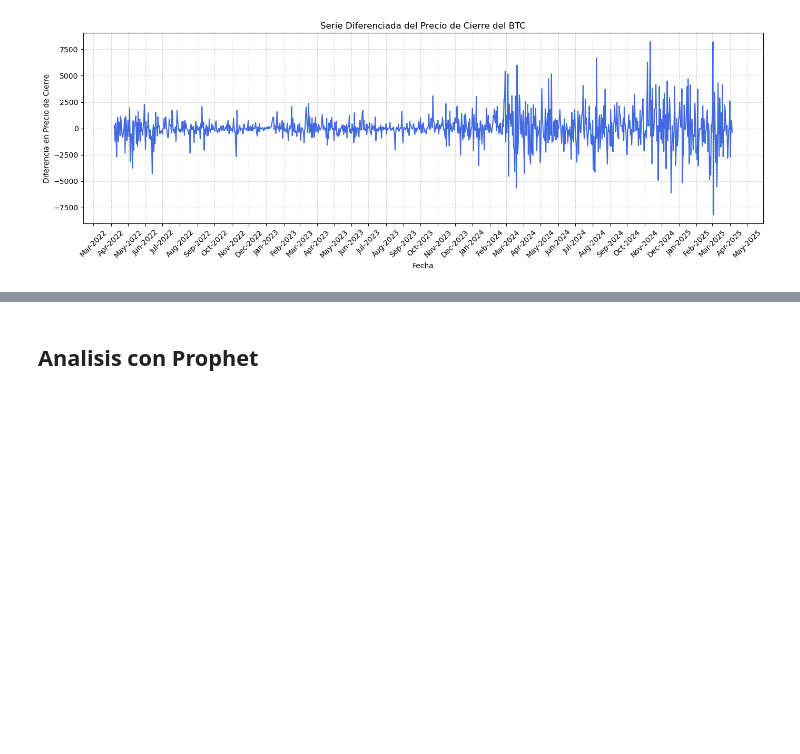
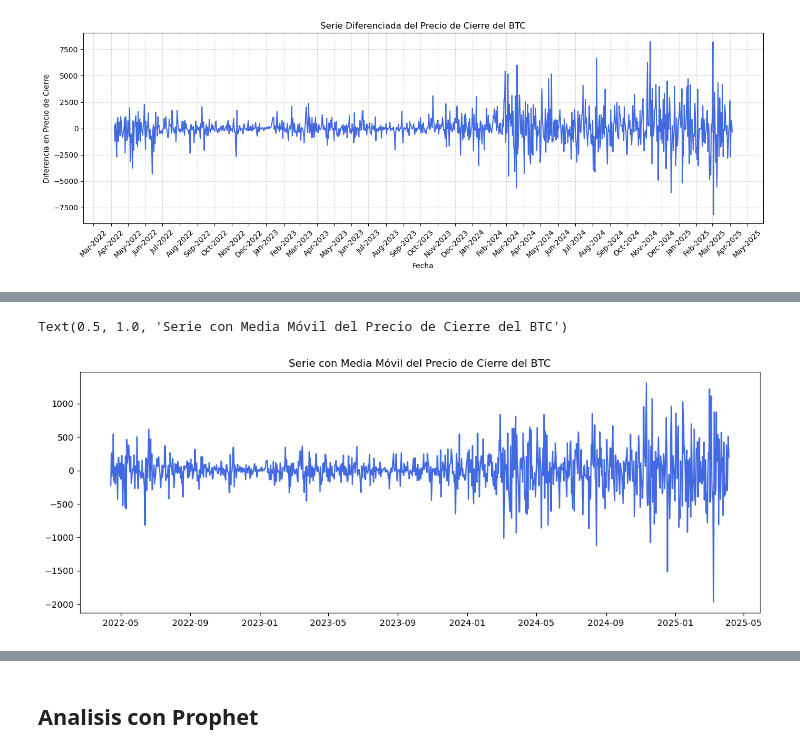
Before and after one commit to seba098098/Projecto_TRM, a Jupyter notebook: Notebooks/04_Modelado_Predictivo_Con_ML..ipynb, the cells around one changed output, grey strips where cells are left out. Drawn from its saved outputs; the diff is of its cells as text; code cells hidden in the pictures; blank space fills up the shorter version.

```diff
--- a/Notebooks/04_Modelado_Predictivo_Con_ML..ipynb
+++ b/Notebooks/04_Modelado_Predictivo_Con_ML..ipynb
@@ -164,0 +297,3 @@ Vemos que los valores de la serie diferenciada giran entorno al eje horizontal y
+# %%
+serie_media_movil_diff = df_btc['Close_7d'].diff().dropna()
+prueba_adf(serie_media_movil_diff, 'Precio de cierre del Bitcoin con media movil Diferenciado')
@@ -164,0 +310,8 @@ Vemos que los valores de la serie diferenciada giran entorno al eje horizontal y
+# %%
+# Graficar la  serie con media móvil
+plt.figure(figsize=(14, 5))
+plt.plot(df_btc['Date'][8:], serie_media_movil_diff.diff(), color='royalblue')
+plt.title('Serie con Media Móvil del Precio de Cierre del BTC')
+# %% [output]
+Text(0.5, 1.0, 'Serie con Media Móvil del Precio de Cierre del BTC')
+[figure, added]
```
Also changed, not shown: parts of 19 cells of this notebook.
